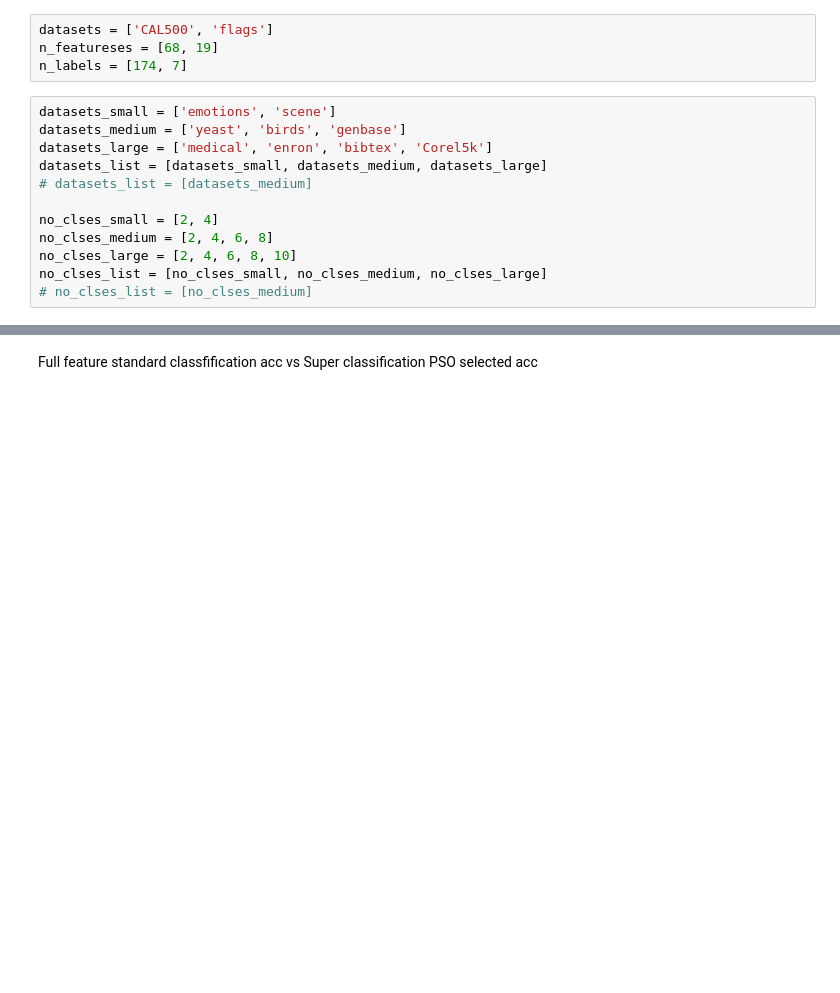
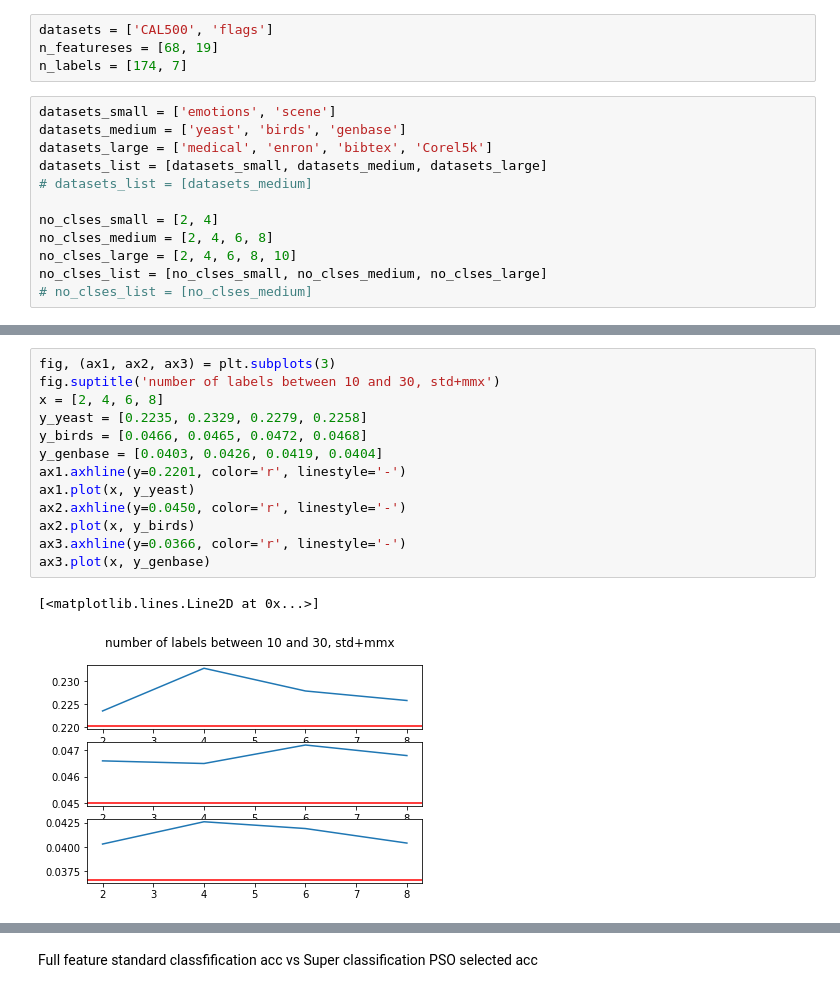
Before and after one commit to faylu-nz/Super_label_PSO_ML_FS, a Jupyter notebook: super_label.ipynb, the cells around one changed output, grey strips where cells are left out. Saved outputs shown, nothing was run; the diff lists cells and outputs as text; blank space fills up the shorter version.

```diff
--- a/super_label.ipynb
+++ b/super_label.ipynb
@@ -878,0 +735,16 @@ plt.show()
+# %%
+fig, (ax1, ax2, ax3) = plt.subplots(3)
+fig.suptitle('number of labels between 10 and 30, std+mmx')
+x = [2, 4, 6, 8]
+y_yeast = [0.2235, 0.2329, 0.2279, 0.2258]
+y_birds = [0.0466, 0.0465, 0.0472, 0.0468]
+y_genbase = [0.0403, 0.0426, 0.0419, 0.0404]
+ax1.axhline(y=0.2201, color='r', linestyle='-')
+ax1.plot(x, y_yeast)
+ax2.axhline(y=0.0450, color='r', linestyle='-')
+ax2.plot(x, y_birds)
+ax3.axhline(y=0.0366, color='r', linestyle='-')
+ax3.plot(x, y_genbase)
+# %% [output]
+[<matplotlib.lines.Line2D at 0x...>]
+[figure, added]
```
Also changed, not shown: parts of 33 cells of this notebook.
